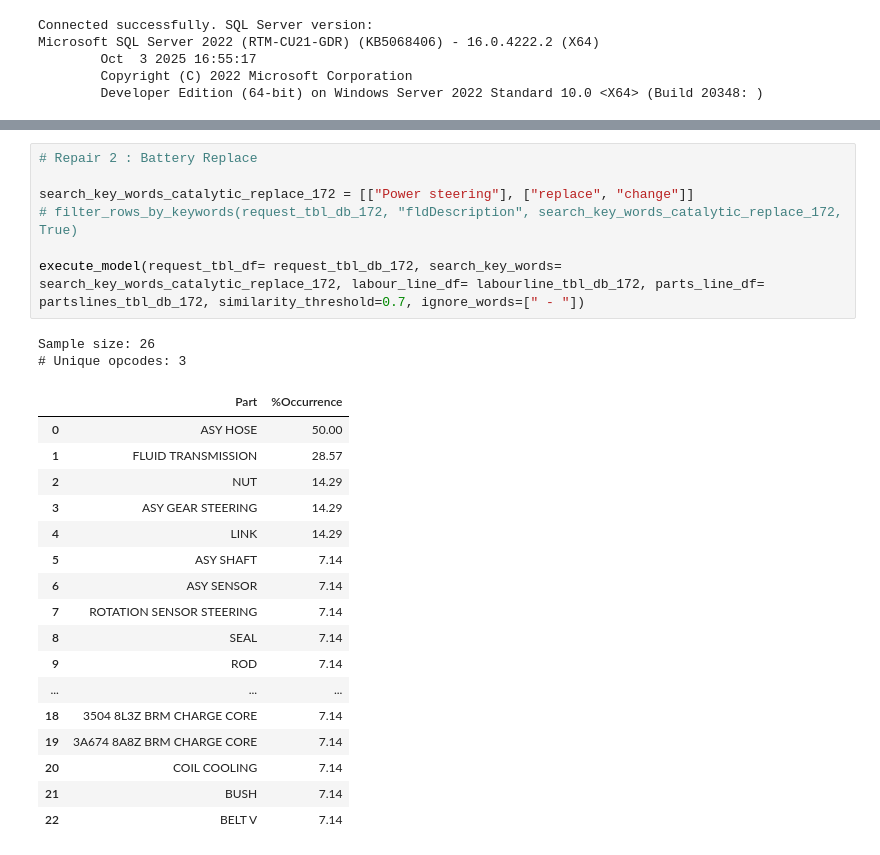
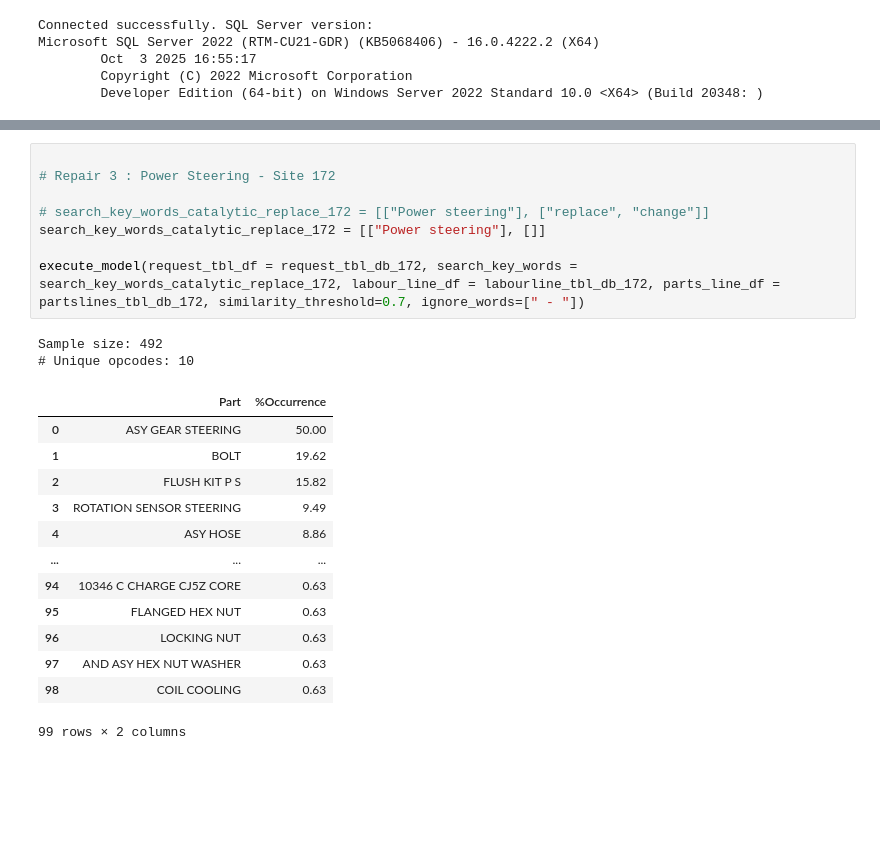
Before and after one commit to MeliPax/SPG, a Jupyter notebook: research/pull_vehicle_repair_data.ipynb, the cells around one changed output, grey strips where cells are left out. Saved outputs shown, nothing was run; the diff lists cells and outputs as text; blank space fills up the shorter version.

Commit message:
Rn analysis for all 3 repair jobs, for both sites

```diff
--- a/research/pull_vehicle_repair_data.ipynb
+++ b/research/pull_vehicle_repair_data.ipynb
@@ -968,27 +1002,24 @@ Sample size: 152
 # %%
-# Repair 2 : Battery Replace
 
-search_key_words_catalytic_replace_172 = [["Power steering"], ["replace", "change"]]
-# filter_rows_by_keywords(request_tbl_db_172, "fldDescription", search_key_words_catalytic_replace_172, True)
+# Repair 3 : Power Steering - Site 172
 
-execute_model(request_tbl_df= request_tbl_db_172, search_key_words= search_key_words_catalytic_replace_172, labour_line_df= labourline_tbl_db_172, parts_line_df= partslines_tbl_db_172, similarity_threshold=0.7, ignore_words=[" - "])
+# search_key_words_catalytic_replace_172 = [["Power steering"], ["replace", "change"]]
+search_key_words_catalytic_replace_172 = [["Power steering"], []]
+
+execute_model(request_tbl_df = request_tbl_db_172, search_key_words = search_key_words_catalytic_replace_172, labour_line_df = labourline_tbl_db_172, parts_line_df = partslines_tbl_db_172, similarity_threshold=0.7, ignore_words=[" - "])
 # %% [output]
-Sample size: 26
-# Unique opcodes: 3
+Sample size: 492
+# Unique opcodes: 10
 |  | Part | %Occurrence |
-| 0 | ASY HOSE | 50.00 |
-| 1 | FLUID TRANSMISSION | 28.57 |
-| 2 | NUT | 14.29 |
-| 3 | ASY GEAR STEERING | 14.29 |
-| 4 | LINK | 14.29 |
-| 5 | ASY SHAFT | 7.14 |
-| 6 | ASY SENSOR | 7.14 |
-| 7 | ROTATION SENSOR STEERING | 7.14 |
-| 8 | SEAL | 7.14 |
-| 9 | ROD | 7.14 |
+| 0 | ASY GEAR STEERING | 50.00 |
+| 1 | BOLT | 19.62 |
+| 2 | FLUSH KIT P S | 15.82 |
+| 3 | ROTATION SENSOR STEERING | 9.49 |
+| 4 | ASY HOSE | 8.86 |
 | ... | ... | ... |
-| 18 | 3504 8L3Z BRM CHARGE CORE | 7.14 |
-| 19 | 3A674 8A8Z BRM CHARGE CORE | 7.14 |
-| 20 | COIL COOLING | 7.14 |
-| 21 | BUSH | 7.14 |
-| 22 | BELT V | 7.14 |
+| 94 | 10346 C CHARGE CJ5Z CORE | 0.63 |
+| 95 | FLANGED HEX NUT | 0.63 |
+| 96 | LOCKING NUT | 0.63 |
+| 97 | AND ASY HEX NUT WASHER | 0.63 |
+| 98 | COIL COOLING | 0.63 |
+99 rows × 2 columns
```
Also changed, not shown: parts of 8 cells of this notebook.
